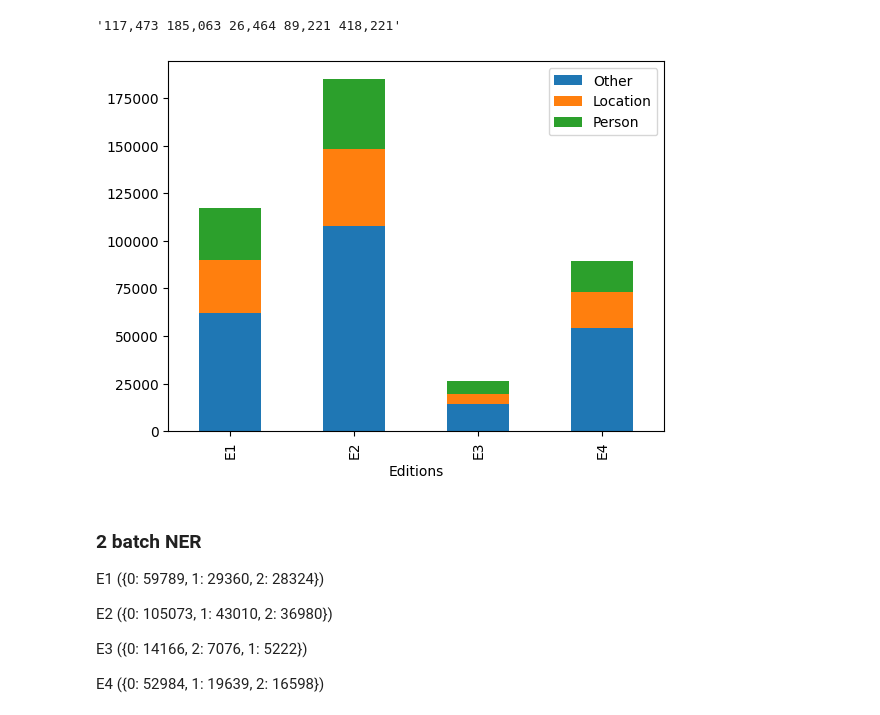
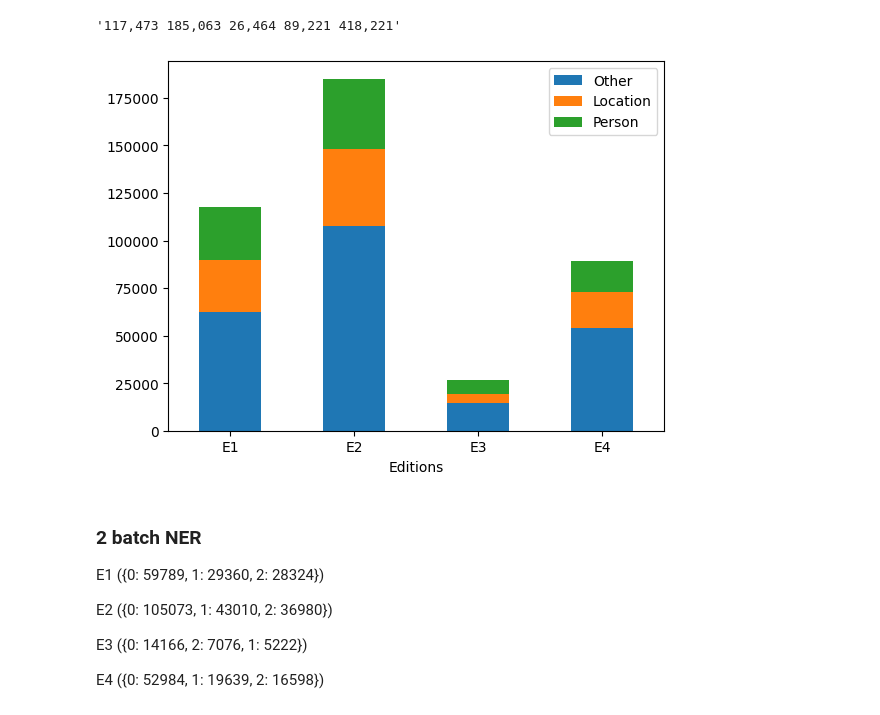
Before and after one commit to SalamSki/EDAN70, a Jupyter notebook: main.ipynb, the cells around one changed output. Cells and saved outputs as stored; diff of their text form; code cells hidden in the pictures.

Commit message:
Dataframe plot rot=0

```diff
--- a/main.ipynb
+++ b/main.ipynb
@@ -494,21 +494,21 @@ f"{len(db['E1']):,} {len(db['E2']):,} {len(db['E3']):,} {len(db['E4']):,} {len(d
 # %%
 from collections import Counter
 import pandas as pd
 
 with open("./dataset/predicted_ner_entries.json", "r", encoding='utf-8') as ner_in:
   ner_db = json.load(ner_in)
   ner_in.close()
 
 def plot_stacked_bar_NER(db):
   stacked_bars = pd.DataFrame([],columns=['Editions', 'Other', 'Location', 'Person'])
   for i,e in enumerate(datafiles.keys()):
     e_types = [entry['type'] for entry in db[e]]
     stacked_bars.loc[i] = [e, Counter(e_types)[0], Counter(e_types)[1], Counter(e_types)[2]]
-  stacked_bars.plot(x='Editions', kind='bar', stacked=True)
+  stacked_bars.plot(x='Editions', kind='bar', stacked=True, rot=0)
 
 plot_stacked_bar_NER(ner_db)
 # %% [output]
-[figure, old version]
+[figure, new version]
 # %% [markdown]
 ### 2 batch NER
 
```
